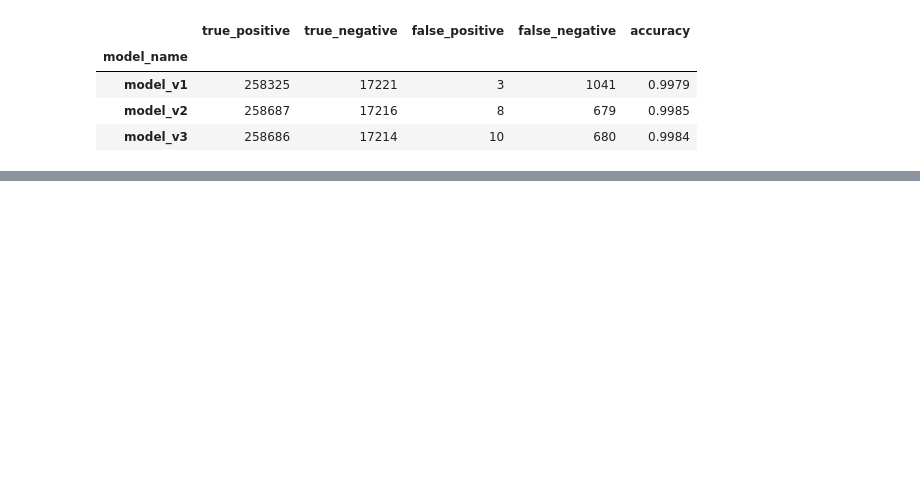
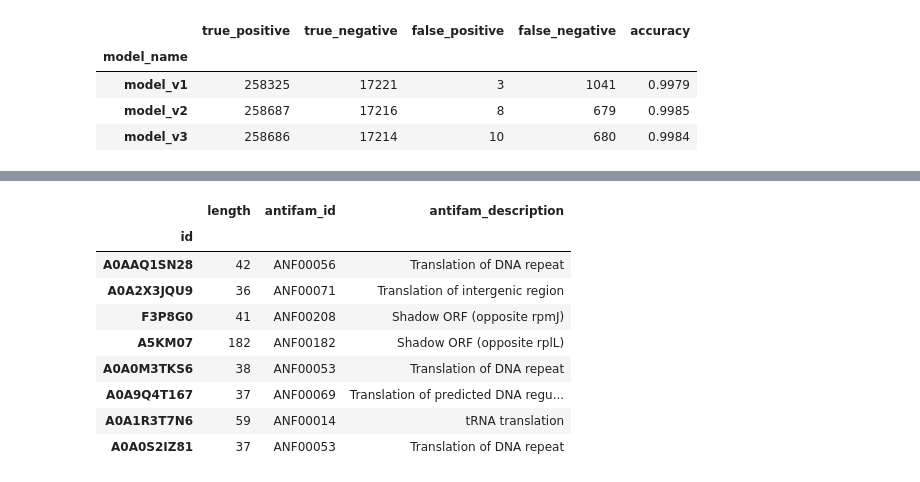
Before and after one commit to pipparichter/frugal, a Jupyter notebook: notebooks/results-1.ipynb, the cells around one changed output, grey strips where cells are left out. Drawn from its saved outputs; the diff is of its cells as text; code cells hidden in the pictures; blank space fills up the shorter version.

```diff
--- a/notebooks/results-1.ipynb
+++ b/notebooks/results-1.ipynb
@@ -448,0 +191,13 @@ fp_results_df
+# %%
+fp_results_df[fp_results_df.model_output_1 > 0.5][['length', 'antifam_id', 'antifam_description']]
+# %% [output]
+|  | length | antifam_id | antifam_description |
+| id |  |  |  |
+| A0AAQ1SN28 | 42 | ANF00056 | Translation of DNA repeat |
+| A0A2X3JQU9 | 36 | ANF00071 | Translation of intergenic region |
+| F3P8G0 | 41 | ANF00208 | Shadow ORF (opposite rpmJ) |
+| A5KM07 | 182 | ANF00182 | Shadow ORF (opposite rplL) |
+| A0A0M3TKS6 | 38 | ANF00053 | Translation of DNA repeat |
+| A0A9Q4T167 | 37 | ANF00069 | Translation of predicted DNA regu... |
+| A0A1R3T7N6 | 59 | ANF00014 | tRNA translation |
+| A0A0S2IZ81 | 37 | ANF00053 | Translation of DNA repeat |
```
Also changed, not shown: parts of 33 cells of this notebook, 7 other files.
